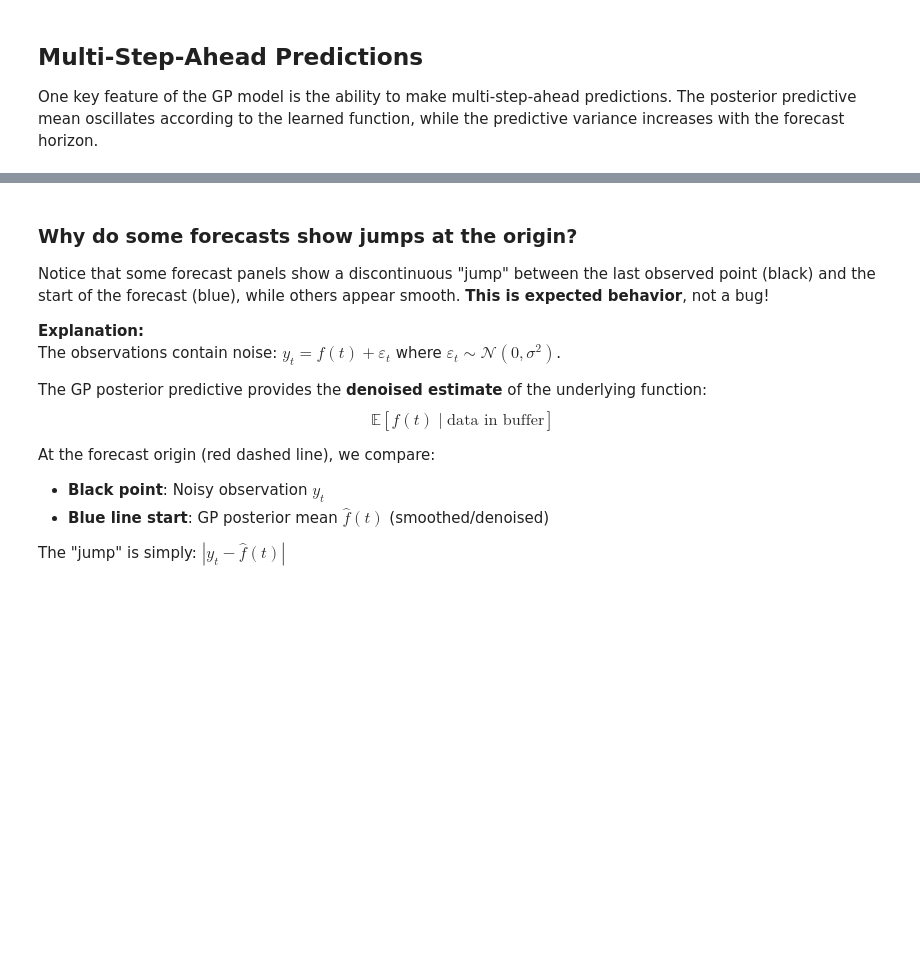
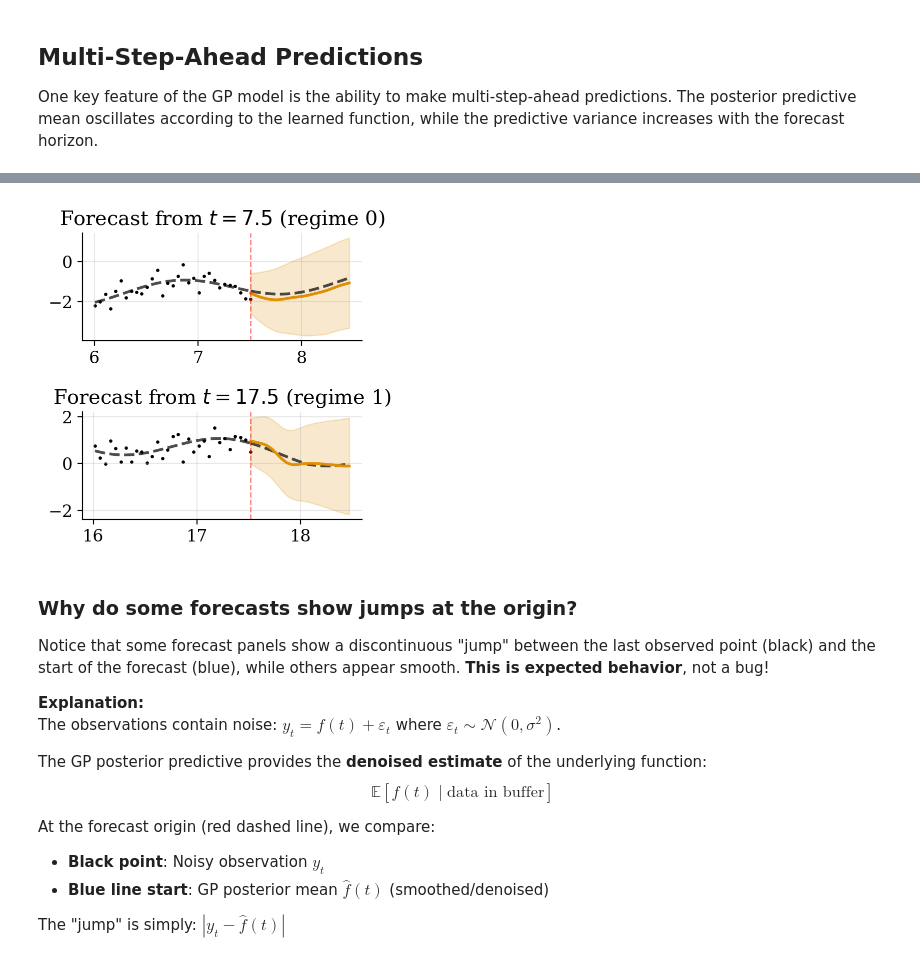
Before and after one commit to gerdm/streaming-hmm, a Jupyter notebook: gp-hmm-demo.ipynb, the cells around one changed output, grey strips where cells are left out. Saved outputs shown, nothing was run; the diff lists cells and outputs as text; code cells hidden in the pictures; blank space fills up the shorter version.

```diff
--- a/gp-hmm-demo.ipynb
+++ b/gp-hmm-demo.ipynb
@@ -355,7 +413,6 @@ fig, ax = plt.subplots(figsize=(3.5, 2.5))
 for iinit, iend in zip(regime_changes_ix[:-1], regime_changes_ix[1:]):
     ax.axvspan(timesteps[iinit], timesteps[iend], color=colors[states[iend]], alpha=0.15, linewidth=0)
 
-c = colors[1]
 ax.plot(timesteps, obs, c="black", linewidth=1.0, alpha=0.5, label="observations")
 ax.plot(timesteps, yhat, c=c, linewidth=2.0, label="GP predictive mean")
 ax.fill_between(
@@ -506,3 +525,49 @@ plt.tight_layout()
+# %%
+# Select a few timepoints to visualize multi-step-ahead forecasts
+viz_times = [150, 350]  # Indices
+
+figsize=(3.5, 2.5 * 1.5)
+fig, axes = plt.subplots(len(viz_times), 1, figsize=figsize)
+
+for ax, t_idx in zip(axes, viz_times):
+    # Get forecast at this time
+    x_test = hist_forecast["x_test"][t_idx]  # (n_ahead,)
+    forecast_mean = hist_forecast["mean"][t_idx]  # (n_ahead,)
+    forecast_std = hist_forecast["stdev_obs"][t_idx]  # (n_ahead,)
+
+    # Plot observed data (local window)
+    window_start = max(0, t_idx - 30)
+    ax.scatter(timesteps[window_start:t_idx+1], obs[window_start:t_idx+1],
+            c="black", label="observed", s=2)
+    ax.plot(timesteps[window_start:t_idx+1], y_mean_true[window_start:t_idx+1],
+            c="black", linewidth=2, linestyle="--", label="true signal", alpha=0.7)
+
+    # Extend true signal through forecast period
+    y_mean_true_forecast = jnp.interp(x_test, timesteps, y_mean_true)
+    ax.plot(x_test, y_mean_true_forecast,
+            c="black", linewidth=2, linestyle="--", alpha=0.7)
+
+    # Plot multi-step forecast
+    ax.plot(x_test, forecast_mean, c=c, linewidth=2, label="forecast mean")
+    ax.fill_between(
+        x_test, forecast_mean - 2 * forecast_std, forecast_mean + 2 * forecast_std,
+        color=c, alpha=0.2, label="$\\pm 2\\sigma$"
+    )
+
+    # Mark forecast origin
+    ax.axvline(timesteps[t_idx], color="red", linestyle="--", alpha=0.5, linewidth=1)
+
+    # ax.set_xlabel("time ($t$)")
+    ax.set_title(f"Forecast from $t={timesteps[t_idx]:.1f}$ (regime {states[t_idx]})")
+    ax.grid(alpha=0.3)
+    # if ax == axes[0]:
+    #     ax.legend(loc="upper left")
+
+# plt.suptitle("Multi-Step-Ahead Forecasts (mean oscillates, variance increases)", y=1.02)
+plt.tight_layout()
+plt.savefig("gphmm-forecasts.png", bbox_inches="tight", dpi=300)
+# %% [output]
+[figure, added]
 # %% [markdown]
 ### Why do some forecasts show jumps at the origin?
 
```
Also changed, not shown: parts of 11 cells of this notebook, 1 other file.
